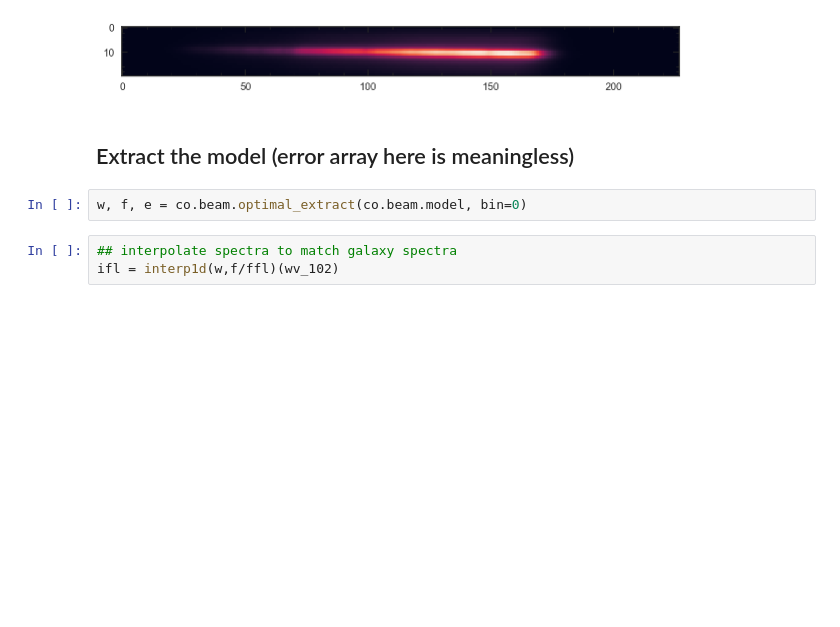
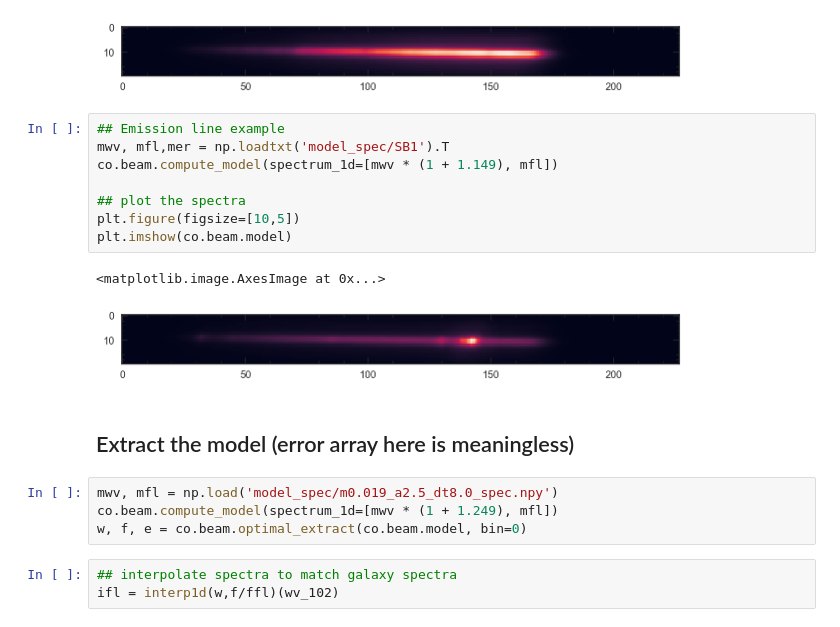
Before and after one commit to ivastar/clear, a Jupyter notebook: notebooks/forward_modeling/Foward_model.ipynb, the cells around one changed output. Drawn from its saved outputs; the diff is of its cells as text; blank space fills up the shorter version.

Commit message:
added emission line example

```diff
--- a/notebooks/forward_modeling/Foward_model.ipynb
+++ b/notebooks/forward_modeling/Foward_model.ipynb
@@ -69,9 +67,22 @@ plt.imshow(co.beam.model)
 # %% [output]
 <matplotlib.image.AxesImage at 0x...>
 [figure]
+# %%
+## Emission line example
+mwv, mfl,mer = np.loadtxt('model_spec/SB1').T
+co.beam.compute_model(spectrum_1d=[mwv * (1 + 1.149), mfl])
+
+## plot the spectra
+plt.figure(figsize=[10,5])
+plt.imshow(co.beam.model)
+# %% [output]
+<matplotlib.image.AxesImage at 0x...>
+[figure, added]
 # %% [markdown]
 ## Extract the model (error array here is meaningless)
 # %%
+mwv, mfl = np.load('model_spec/m0.019_a2.5_dt8.0_spec.npy')
+co.beam.compute_model(spectrum_1d=[mwv * (1 + 1.249), mfl])
 w, f, e = co.beam.optimal_extract(co.beam.model, bin=0)
 # %%
 ## interpolate spectra to match galaxy spectra
```
Also changed, not shown: parts of 2 cells of this notebook.
